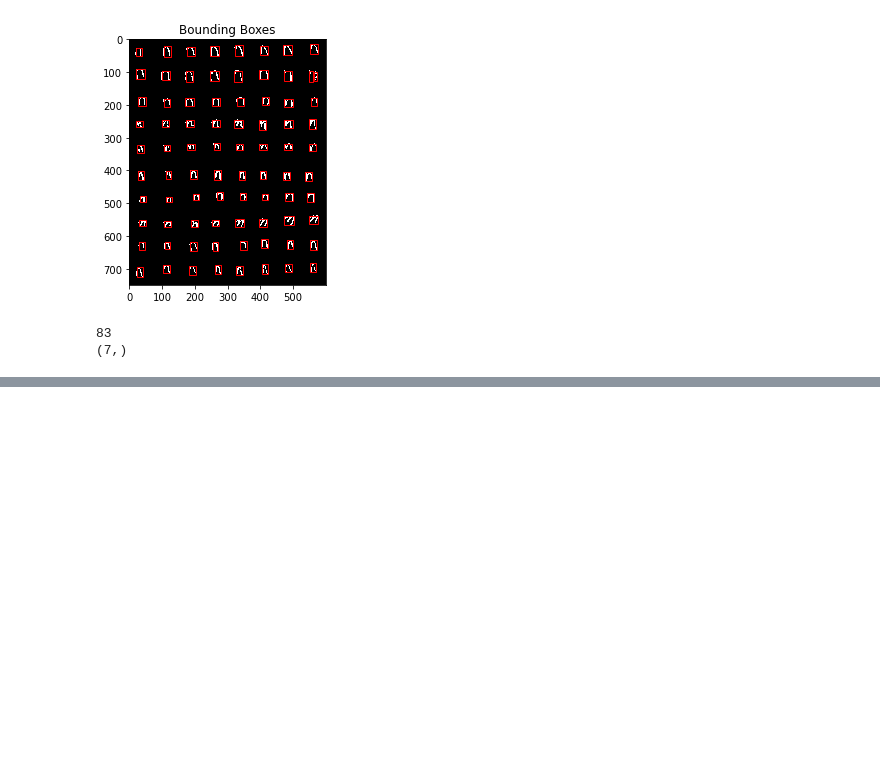
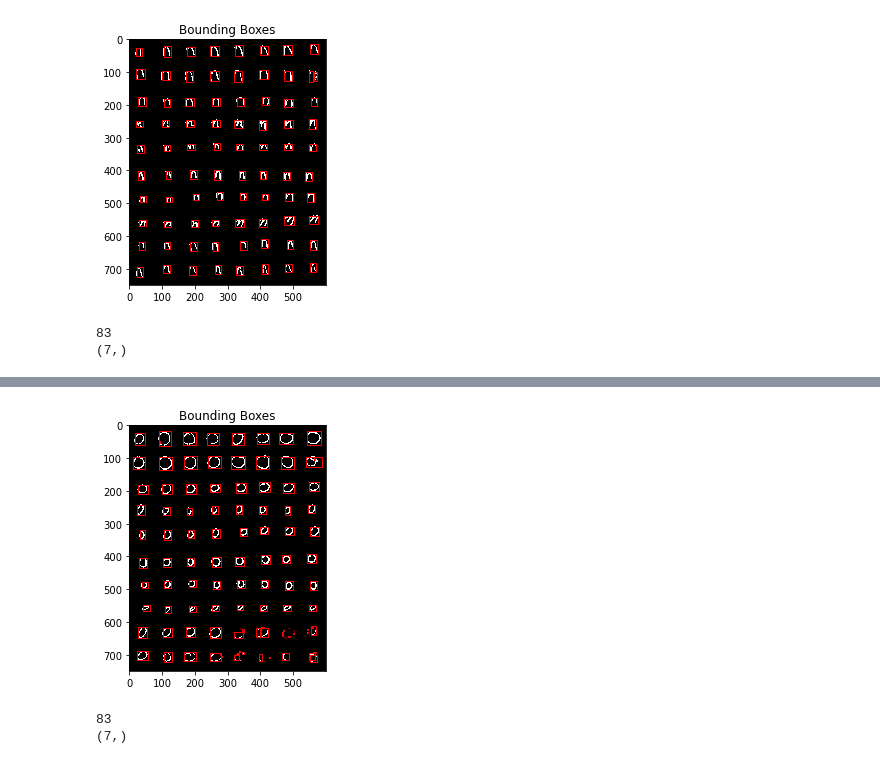
Before and after one commit to scarletknight11/CS334, a Jupyter notebook: demo_recitation9_2021.ipynb, the cells around one changed output, grey strips where cells are left out. Cells and saved outputs as stored; diff of their text form; code cells hidden in the pictures; blank space fills up the shorter version.

```diff
--- a/demo_recitation9_2021.ipynb
+++ b/demo_recitation9_2021.ipynb
@@ -318,0 +359,21 @@ print(Features[4].shape)
+# %%
+regions5 = regionprops(img_label5)
+io.imshow(img_binary5)
+ax = plt.gca()
+area = np.zeros(len(regions5))
+i = 0
+for props in regions5:
+    area[i] = props.area
+    i+=1
+    minr, minc, maxr, maxc = props.bbox
+    ax.add_patch(Rectangle((minc, minr), maxc - minc, maxr - minr, fill=False, edgecolor='red', linewidth=1))
+ax.set_title('Bounding Boxes')
+io.show()
+# %% [output]
+[figure, added]
+# %%
+print(len(Features))
+print(Features[5].shape)
+# %% [output]
+83
+(7,)
```
Also changed, not shown: parts of 29 cells of this notebook.
